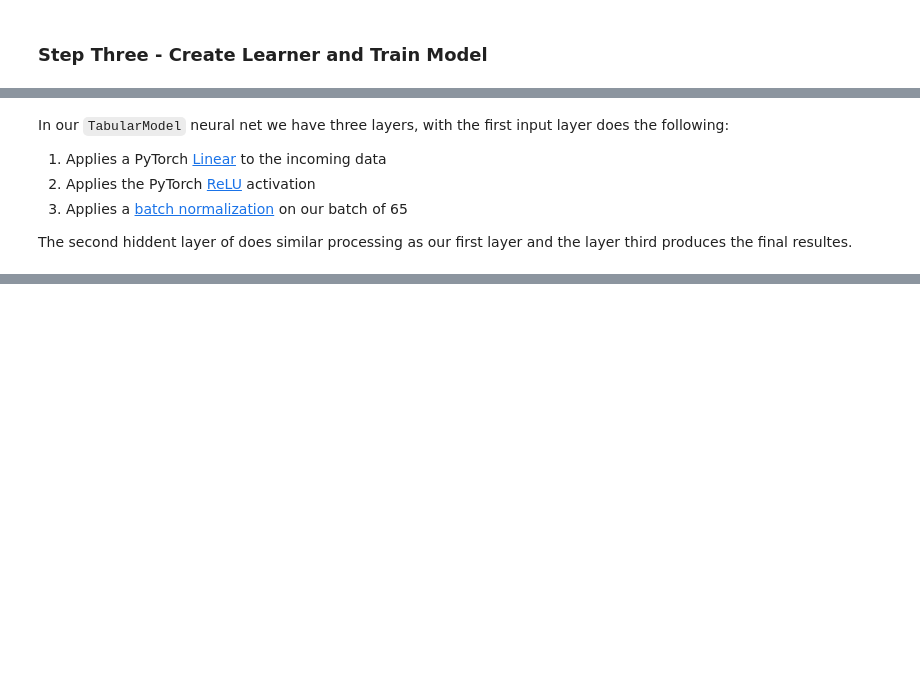
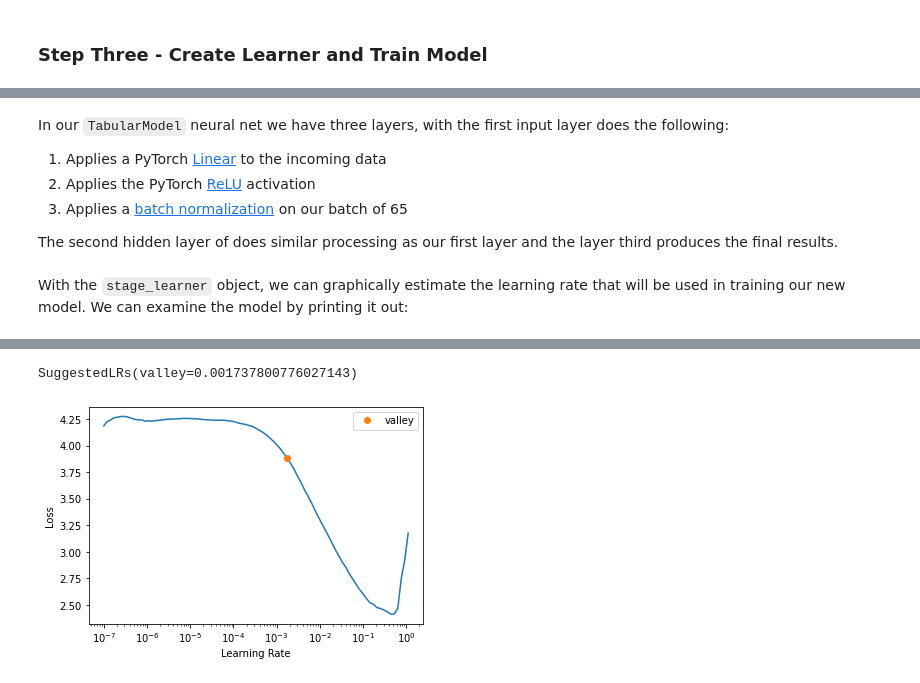
Before and after one commit to LD4P/rdf-ai-workshop, a Jupyter notebook: 05_FastAIwithPyTorch.ipynb, the cells around one changed output, grey strips where cells are left out. Saved outputs shown, nothing was run; the diff lists cells and outputs as text; code cells hidden in the pictures; blank space fills up the shorter version.

```diff
--- a/05_FastAIwithPyTorch.ipynb
+++ b/05_FastAIwithPyTorch.ipynb
@@ -77,3 +126,2 @@ Using the FastAI's TabularPandas class, we will pass in some parameters to prepr
 # %%
-continous = [col for col in stage_df_clean.columns]
-continous.pop(0)  # Removes template from our continous variables
+continuous = [col for col in stage_df_clean.columns if col != "template"]
@@ -81,7 +150,7 @@ continous.pop(0)  # Removes template from our continous variables
 stage_to = TabularPandas(
     stage_df_clean,
     procs=[Categorify],
-    cont_names=continous,
+    cont_names=continuous,
     y_names="template",
     y_block=CategoryBlock,
     splits=splits,
@@ -93,5 +167,5 @@ Finally, we will create a FastAI `DataLoader` that we can pass to the `leaner` o
 # %%
-stage_data_loader = stage_to.dataloaders(bs=64)
+stage_data_loader = stage_to.dataloaders(bs=64, device="cpu")
 # %% [markdown]
 The `TabularDataLoader` provides a method batching up our data in groups of 64 (set when we passed in the `bs` parameter above) and we see an example of a batch.
 # %%
@@ -110,7 +215,9 @@ In our `TabularModel` neural net we have three layers, with the first input laye
   1.  Applies the PyTorch [ReLU](https://pytorch.org/docs/stable/generated/torch.nn.ReLU.html) activation
   1.  Applies a [batch normalization](https://pytorch.org/docs/stable/generated/torch.nn.BatchNorm1d.html) on our batch of 65
 
-The second hiddent layer of does similar processing as our first layer and the layer third produces the final resultes.
+The second hidden layer of does similar processing as our first layer and the layer third produces the final results.
+# %% [markdown]
+With the `stage_learner` object, we can graphically estimate the learning rate that will be used in training our new model. We can examine the model by printing it out:
 # %%
 stage_learner.lr_find()
-stage_learner.recorder.plot()
+# %% [output]
@@ -117,2 +225,4 @@ stage_learner.recorder.plot()
+SuggestedLRs(valley=0.001737800776027143)
+[figure, added]
 # %%
 stage_learner.fit_one_cycle(5)
```
Also changed, not shown: parts of 32 cells of this notebook, 7 other files.
